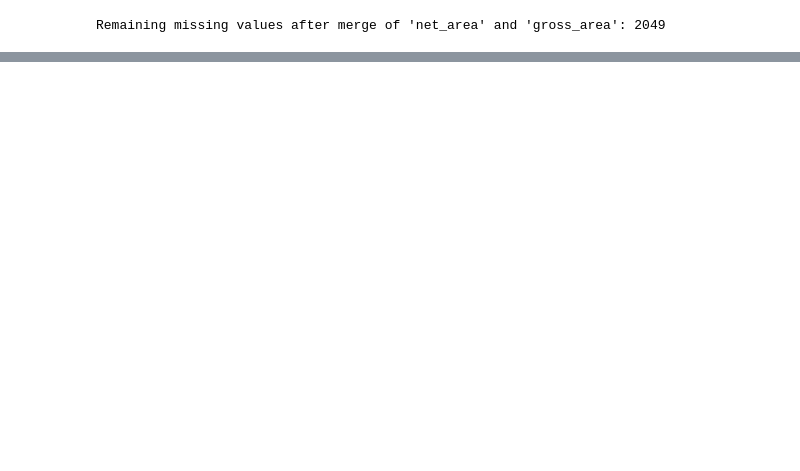
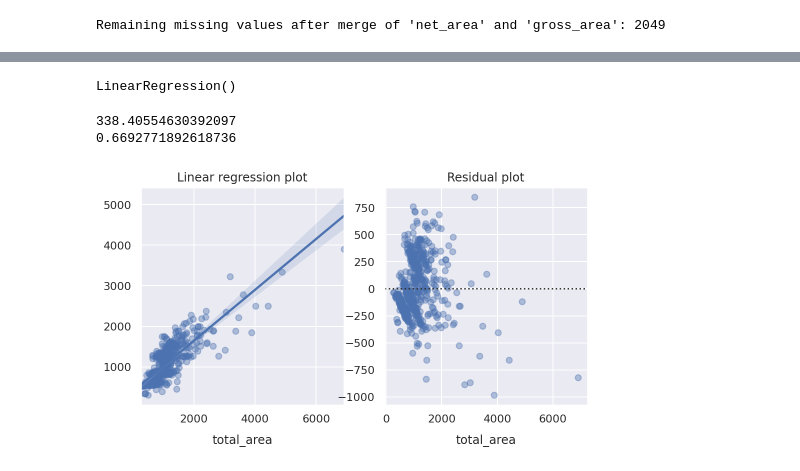
Before and after one commit to Jahnic/Data-Science, a Jupyter notebook: RealEstate/real_estate_scrape.ipynb, the cells around one changed output, grey strips where cells are left out. Drawn from its saved outputs; the diff is of its cells as text; code cells hidden in the pictures; blank space fills up the shorter version.

```diff
--- a/RealEstate/real_estate_scrape.ipynb
+++ b/RealEstate/real_estate_scrape.ipynb
@@ -1423,0 +1518,35 @@ Remaining missing values after merge of 'net_area' and 'gross_area': 2049
+# %%
+X = data.loc[:, : 'powder_rooms']
+X = X.drop('basement_bedroom', axis=1)
+y = data["total_area"]
+# %%
+X_train, X_test, y_train, y_test = train_test_split(X, y, test_size = 0.2, random_state=42)
+# %%
+# Fit model with training data
+lin_mod = LinearRegression()
+lin_mod.fit(X_train, y_train)
+# %% [output]
+LinearRegression()
+# %%
+# Predict test sample
+pred = lin_mod.predict(X_test)
+# RMSE
+test_rmse = np.sqrt(mean_squared_error(y_test, pred))
+# R2
+test_r2 = r2_score(y_test, pred)
+# %%
+print(test_rmse)
+print(test_r2)
+# %% [output]
+338.40554630392097
+0.6692771892618736
+# %%
+# Predicted vs. actual total area
+fig, ax = plt.subplots(1,2)
+sns.regplot(y_test, pred, ax=ax[0], scatter_kws={'alpha':0.4})
+sns.residplot(y_test, pred, ax=ax[1], scatter_kws={'alpha':0.4})
+ax[0].set_title('Linear regression plot')
+ax[1].set_title('Residual plot')
+plt.savefig('figures/total_area_prediction.png', bbox_inches='tight', dpi=300)
+# %% [output]
+[figure, added]
```
Also changed, not shown: parts of 29 cells of this notebook.
